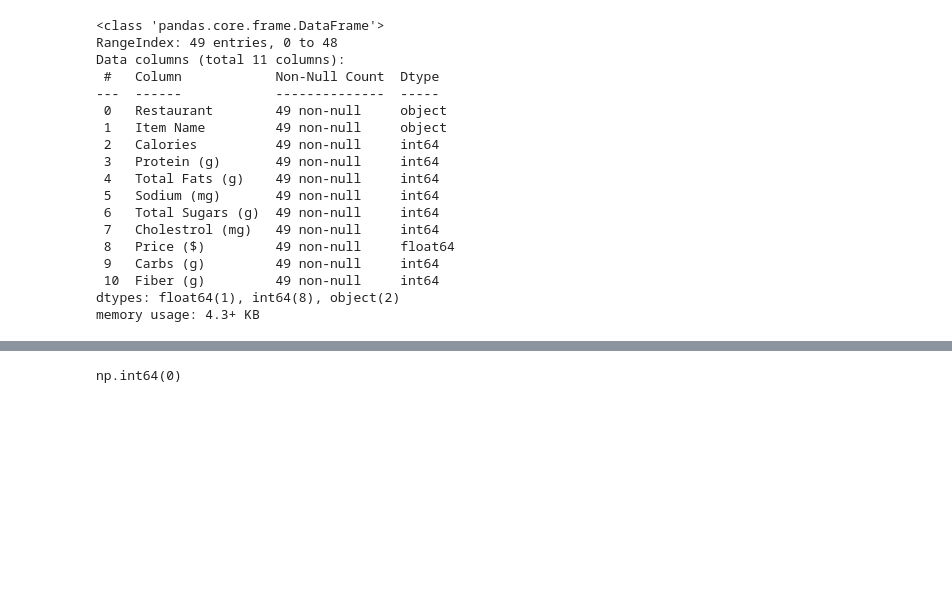
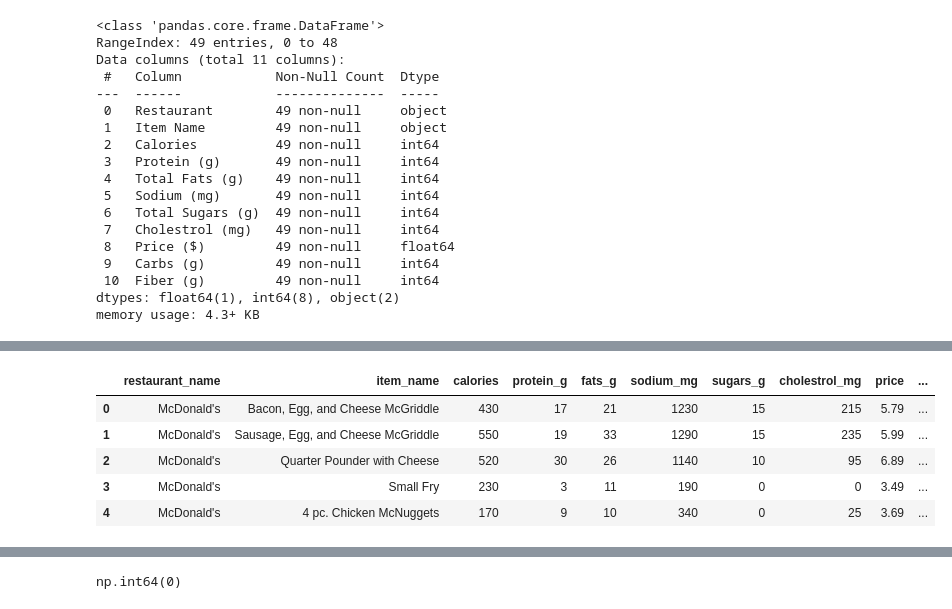
Before and after one commit to Mikayla-ds2/fast-food-macros, a Jupyter notebook: fast food workbook.ipynb, the cells around one changed output, grey strips where cells are left out. Cells and saved outputs as stored; diff of their text form; code cells hidden in the pictures; blank space fills up the shorter version.

```diff
--- a/fast food workbook.ipynb
+++ b/fast food workbook.ipynb
@@ -49,0 +77,9 @@ memory usage: 4.3+ KB
+# %%
+df.head()
+# %% [output]
+|  | restaurant_name | item_name | calories | protein_g | fats_g | sodium_mg | sugars_g | cholestrol_mg | price | ... |
+| 0 | McDonald's | Bacon, Egg, and Cheese McGriddle | 430 | 17 | 21 | 1230 | 15 | 215 | 5.79 | ... |
+| 1 | McDonald's | Sausage, Egg, and Cheese McGriddle | 550 | 19 | 33 | 1290 | 15 | 235 | 5.99 | ... |
+| 2 | McDonald's | Quarter Pounder with Cheese | 520 | 30 | 26 | 1140 | 10 | 95 | 6.89 | ... |
+| 3 | McDonald's | Small Fry | 230 | 3 | 11 | 190 | 0 | 0 | 3.49 | ... |
+| 4 | McDonald's | 4 pc. Chicken McNuggets | 170 | 9 | 10 | 340 | 0 | 25 | 3.69 | ... |
```
Also changed, not shown: parts of 18 cells of this notebook, 1 other file.
